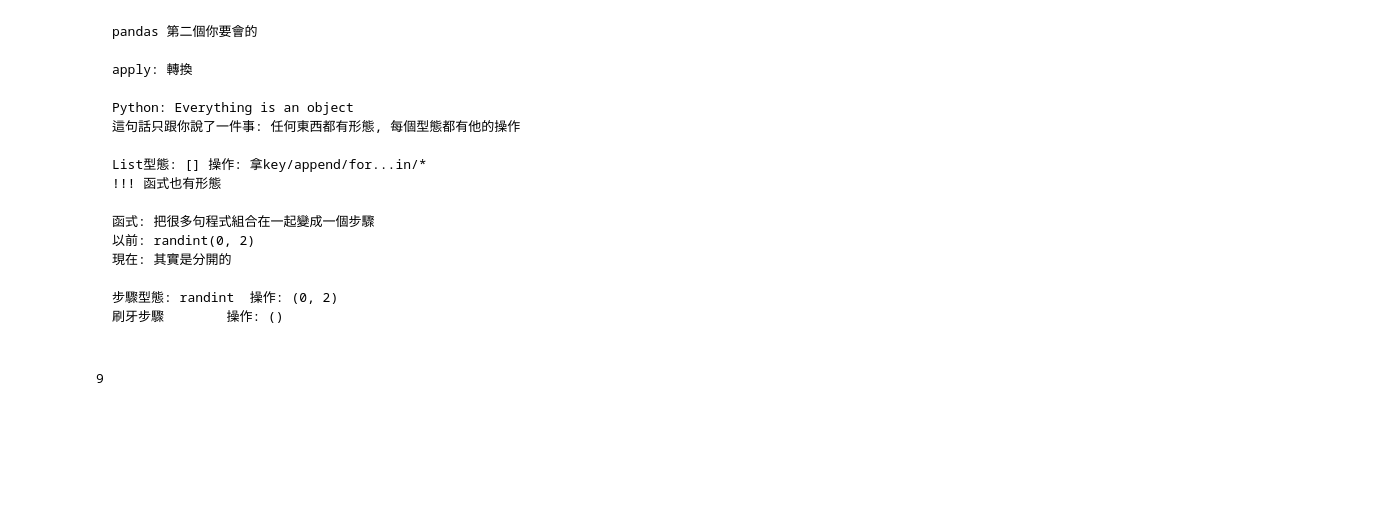
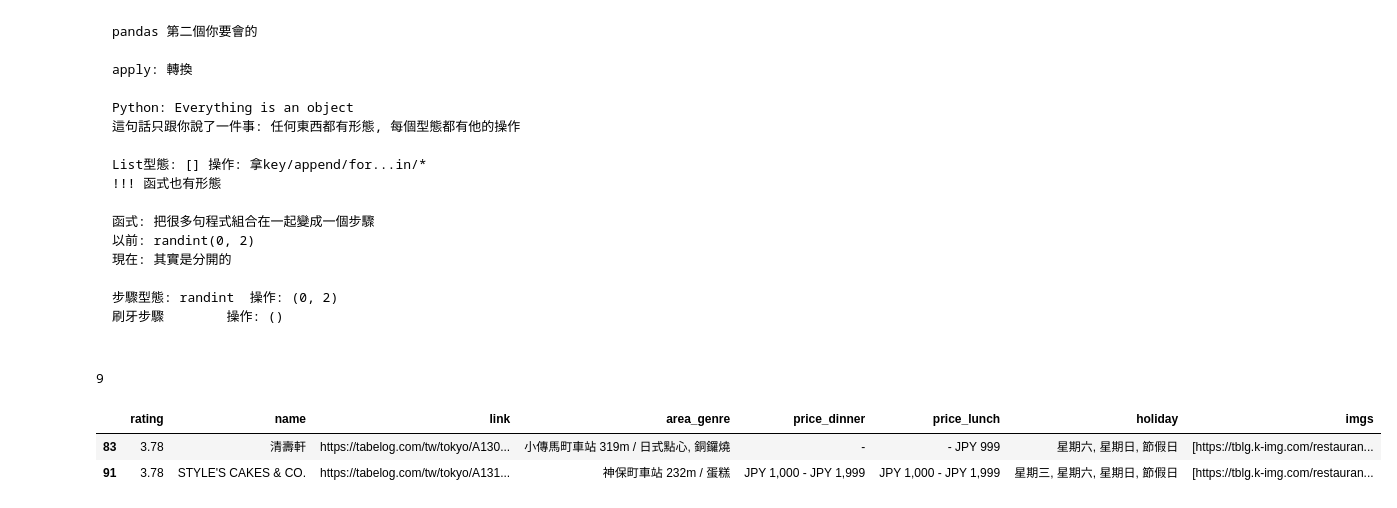
Before and after one commit to Elwing-Chou/tibame20260427, a Jupyter notebook: tibame20260606.ipynb, the cells around one changed output. Saved outputs shown, nothing was run; the diff lists cells and outputs as text; code cells hidden in the pictures; blank space fills up the shorter version.

```diff
--- a/tibame20260606.ipynb
+++ b/tibame20260606.ipynb
@@ -216,3 +216,32 @@ def func(n):
     n = n + random.uniform(-1, 1)
     return n
 demo["a"].apply(func)
+# %%
+def func(s):
+    # 如果你想把他變成多格, 回傳Series
+    d = {
+        "星期一":"y",
+        "星期二":"y",
+        "星期三":"y",
+        "星期四":"y",
+        "星期五":"y",
+        "星期六":"y",
+        "星期日":"y",
+    }
+    for k in d:
+        if k in s:
+            d[k] = "n"
+    return pd.Series(d)
+
+new = df["holiday"].apply(func)
+# df[['星期一', '星期二', '星期三', '星期四', '星期五', '星期六', '星期日']] = new
+# df
+# 結合過濾
+fil1 = new["星期六"] == "n"
+fil2 = new["星期日"] == "n"
+fil = fil1 & fil2
+df[fil]
+# %% [output]
+|  | rating | name | link | area_genre | price_dinner | price_lunch | holiday | imgs |
+| 83 | 3.78 | 清壽軒 | https://tabelog.com/tw/tokyo/A130... | 小傳馬町車站 319m / 日式點心, 銅鑼燒 | - | - JPY 999 | 星期六, 星期日, 節假日 | [https://tblg.k-img.com/restauran... |
+| 91 | 3.78 | STYLE'S CAKES & CO. | https://tabelog.com/tw/tokyo/A131... | 神保町車站 232m / 蛋糕 | JPY 1,000 - JPY 1,999 | JPY 1,000 - JPY 1,999 | 星期三, 星期六, 星期日, 節假日 | [https://tblg.k-img.com/restauran... |
```
Also changed, not shown: parts of 1 cell of this notebook.
